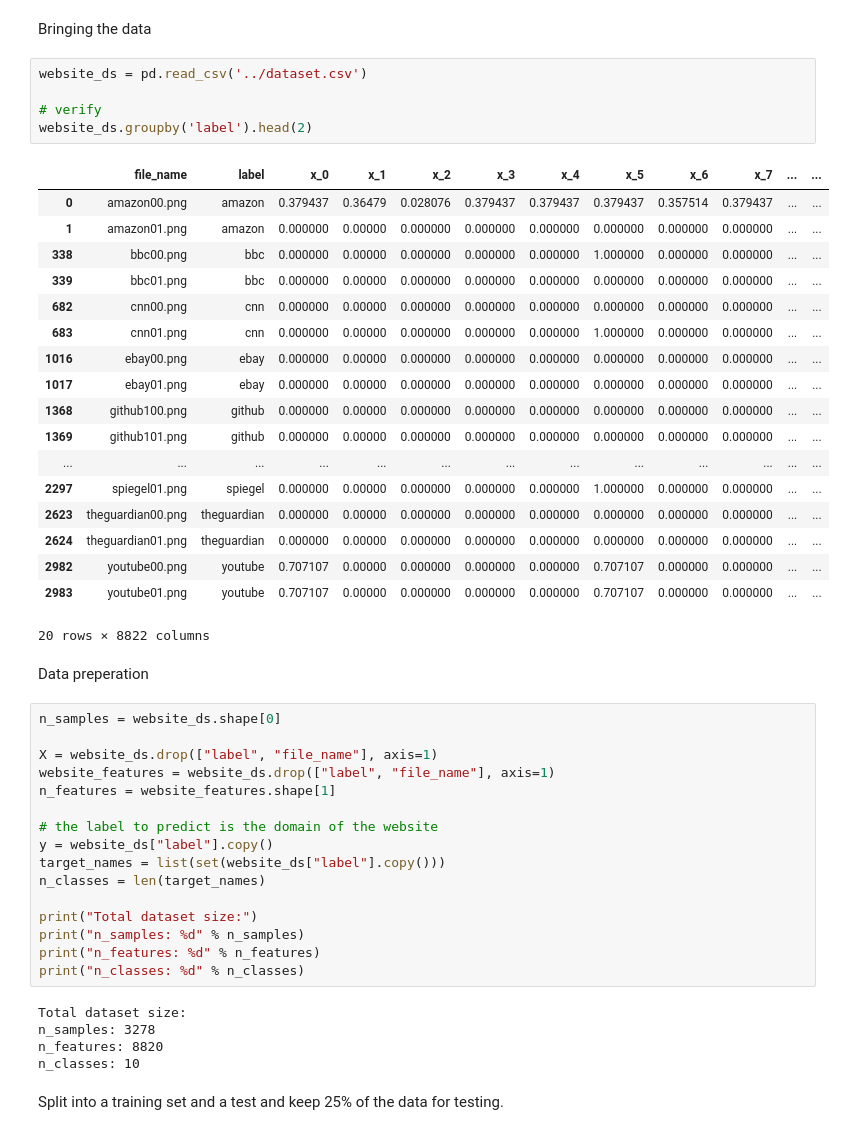
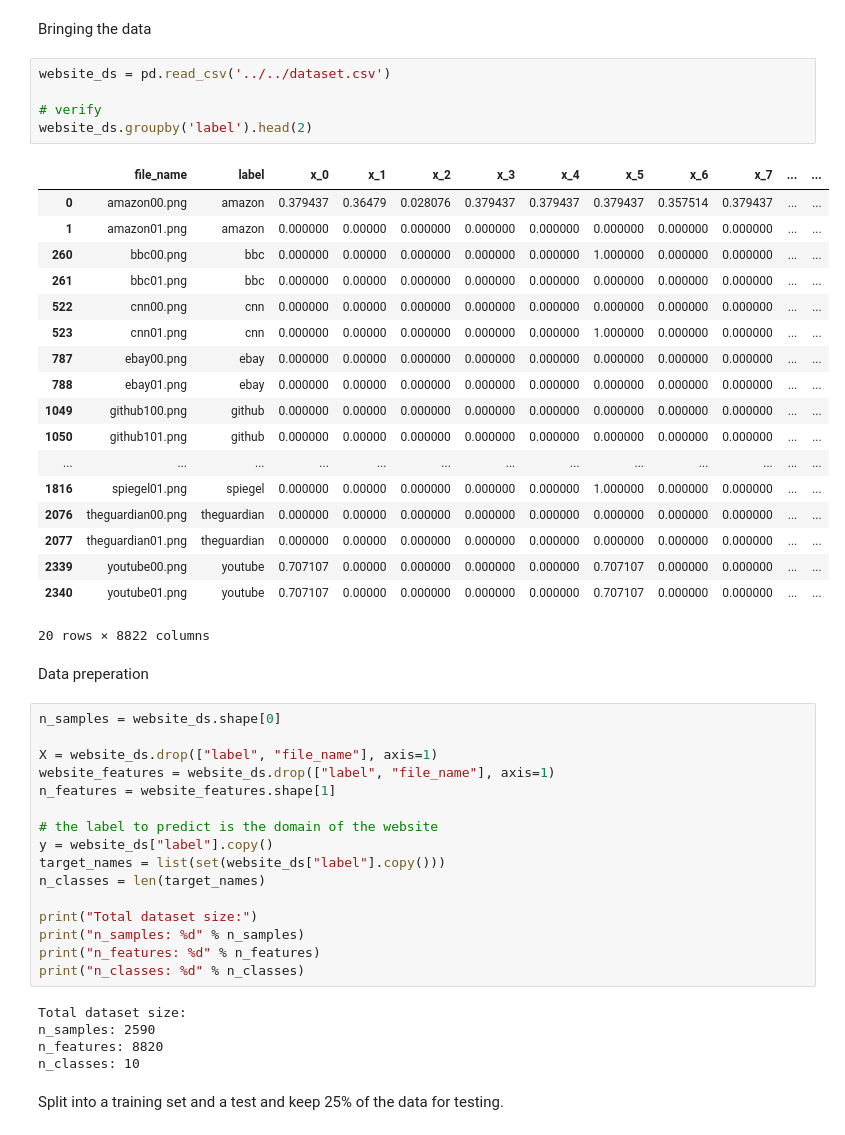
Before and after one commit to hakanErgin/website-classification, a Jupyter notebook: notebooks/model_training/svm_pca_model_training.ipynb, the cells around one changed output. Cells and saved outputs as stored; diff of their text form.

```diff
--- a/notebooks/model_training/svm_pca_model_training.ipynb
+++ b/notebooks/model_training/svm_pca_model_training.ipynb
@@ -21,28 +21,28 @@ from sklearn.pipeline import Pipeline
 # %% [markdown]
 Bringing the data
 # %%
-website_ds = pd.read_csv('../dataset.csv')
+website_ds = pd.read_csv('../../dataset.csv')
 
 # verify
 website_ds.groupby('label').head(2)
 # %% [output]
 |  | file_name | label | x_0 | x_1 | x_2 | x_3 | x_4 | x_5 | x_6 | x_7 | ... | ... |
 | 0 | amazon00.png | amazon | 0.379437 | 0.36479 | 0.028076 | 0.379437 | 0.379437 | 0.379437 | 0.357514 | 0.379437 | ... | ... |
 | 1 | amazon01.png | amazon | 0.000000 | 0.00000 | 0.000000 | 0.000000 | 0.000000 | 0.000000 | 0.000000 | 0.000000 | ... | ... |
-| 338 | bbc00.png | bbc | 0.000000 | 0.00000 | 0.000000 | 0.000000 | 0.000000 | 1.000000 | 0.000000 | 0.000000 | ... | ... |
-| 339 | bbc01.png | bbc | 0.000000 | 0.00000 | 0.000000 | 0.000000 | 0.000000 | 0.000000 | 0.000000 | 0.000000 | ... | ... |
-| 682 | cnn00.png | cnn | 0.000000 | 0.00000 | 0.000000 | 0.000000 | 0.000000 | 0.000000 | 0.000000 | 0.000000 | ... | ... |
-| 683 | cnn01.png | cnn | 0.000000 | 0.00000 | 0.000000 | 0.000000 | 0.000000 | 1.000000 | 0.000000 | 0.000000 | ... | ... |
-| 1016 | ebay00.png | ebay | 0.000000 | 0.00000 | 0.000000 | 0.000000 | 0.000000 | 0.000000 | 0.000000 | 0.000000 | ... | ... |
-| 1017 | ebay01.png | ebay | 0.000000 | 0.00000 | 0.000000 | 0.000000 | 0.000000 | 0.000000 | 0.000000 | 0.000000 | ... | ... |
-| 1368 | github100.png | github | 0.000000 | 0.00000 | 0.000000 | 0.000000 | 0.000000 | 0.000000 | 0.000000 | 0.000000 | ... | ... |
-| 1369 | github101.png | github | 0.000000 | 0.00000 | 0.000000 | 0.000000 | 0.000000 | 0.000000 | 0.000000 | 0.000000 | ... | ... |
+| 260 | bbc00.png | bbc | 0.000000 | 0.00000 | 0.000000 | 0.000000 | 0.000000 | 1.000000 | 0.000000 | 0.000000 | ... | ... |
+| 261 | bbc01.png | bbc | 0.000000 | 0.00000 | 0.000000 | 0.000000 | 0.000000 | 0.000000 | 0.000000 | 0.000000 | ... | ... |
+| 522 | cnn00.png | cnn | 0.000000 | 0.00000 | 0.000000 | 0.000000 | 0.000000 | 0.000000 | 0.000000 | 0.000000 | ... | ... |
+| 523 | cnn01.png | cnn | 0.000000 | 0.00000 | 0.000000 | 0.000000 | 0.000000 | 1.000000 | 0.000000 | 0.000000 | ... | ... |
+| 787 | ebay00.png | ebay | 0.000000 | 0.00000 | 0.000000 | 0.000000 | 0.000000 | 0.000000 | 0.000000 | 0.000000 | ... | ... |
+| 788 | ebay01.png | ebay | 0.000000 | 0.00000 | 0.000000 | 0.000000 | 0.000000 | 0.000000 | 0.000000 | 0.000000 | ... | ... |
+| 1049 | github100.png | github | 0.000000 | 0.00000 | 0.000000 | 0.000000 | 0.000000 | 0.000000 | 0.000000 | 0.000000 | ... | ... |
+| 1050 | github101.png | github | 0.000000 | 0.00000 | 0.000000 | 0.000000 | 0.000000 | 0.000000 | 0.000000 | 0.000000 | ... | ... |
 | ... | ... | ... | ... | ... | ... | ... | ... | ... | ... | ... | ... | ... |
-| 2297 | spiegel01.png | spiegel | 0.000000 | 0.00000 | 0.000000 | 0.000000 | 0.000000 | 1.000000 | 0.000000 | 0.000000 | ... | ... |
-| 2623 | theguardian00.png | theguardian | 0.000000 | 0.00000 | 0.000000 | 0.000000 | 0.000000 | 0.000000 | 0.000000 | 0.000000 | ... | ... |
-| 2624 | theguardian01.png | theguardian | 0.000000 | 0.00000 | 0.000000 | 0.000000 | 0.000000 | 0.000000 | 0.000000 | 0.000000 | ... | ... |
-| 2982 | youtube00.png | youtube | 0.707107 | 0.00000 | 0.000000 | 0.000000 | 0.000000 | 0.707107 | 0.000000 | 0.000000 | ... | ... |
-| 2983 | youtube01.png | youtube | 0.707107 | 0.00000 | 0.000000 | 0.000000 | 0.000000 | 0.707107 | 0.000000 | 0.000000 | ... | ... |
+| 1816 | spiegel01.png | spiegel | 0.000000 | 0.00000 | 0.000000 | 0.000000 | 0.000000 | 1.000000 | 0.000000 | 0.000000 | ... | ... |
+| 2076 | theguardian00.png | theguardian | 0.000000 | 0.00000 | 0.000000 | 0.000000 | 0.000000 | 0.000000 | 0.000000 | 0.000000 | ... | ... |
+| 2077 | theguardian01.png | theguardian | 0.000000 | 0.00000 | 0.000000 | 0.000000 | 0.000000 | 0.000000 | 0.000000 | 0.000000 | ... | ... |
+| 2339 | youtube00.png | youtube | 0.707107 | 0.00000 | 0.000000 | 0.000000 | 0.000000 | 0.707107 | 0.000000 | 0.000000 | ... | ... |
+| 2340 | youtube01.png | youtube | 0.707107 | 0.00000 | 0.000000 | 0.000000 | 0.000000 | 0.707107 | 0.000000 | 0.000000 | ... | ... |
 20 rows × 8822 columns
 # %% [markdown]
 Data preperation
@@ -64,7 +64,7 @@ print("n_features: %d" % n_features)
 print("n_classes: %d" % n_classes)
 # %% [output]
 Total dataset size:
-n_samples: 3278
+n_samples: 2590
 n_features: 8820
 n_classes: 10
 # %% [markdown]
```
Also changed, not shown: parts of 5 cells of this notebook, 3 other files.
